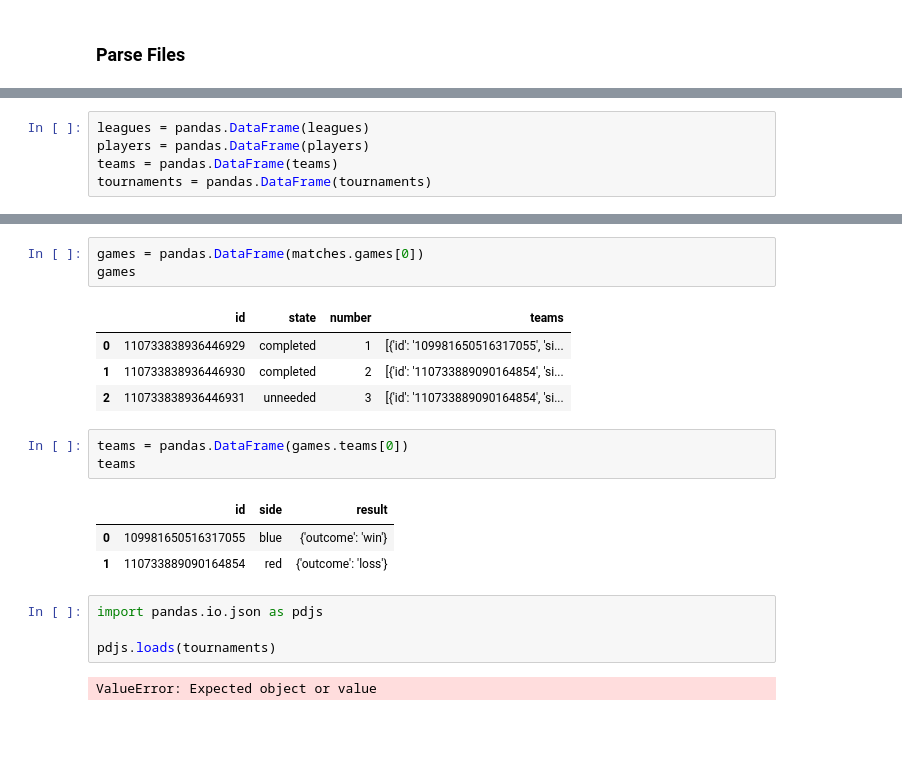
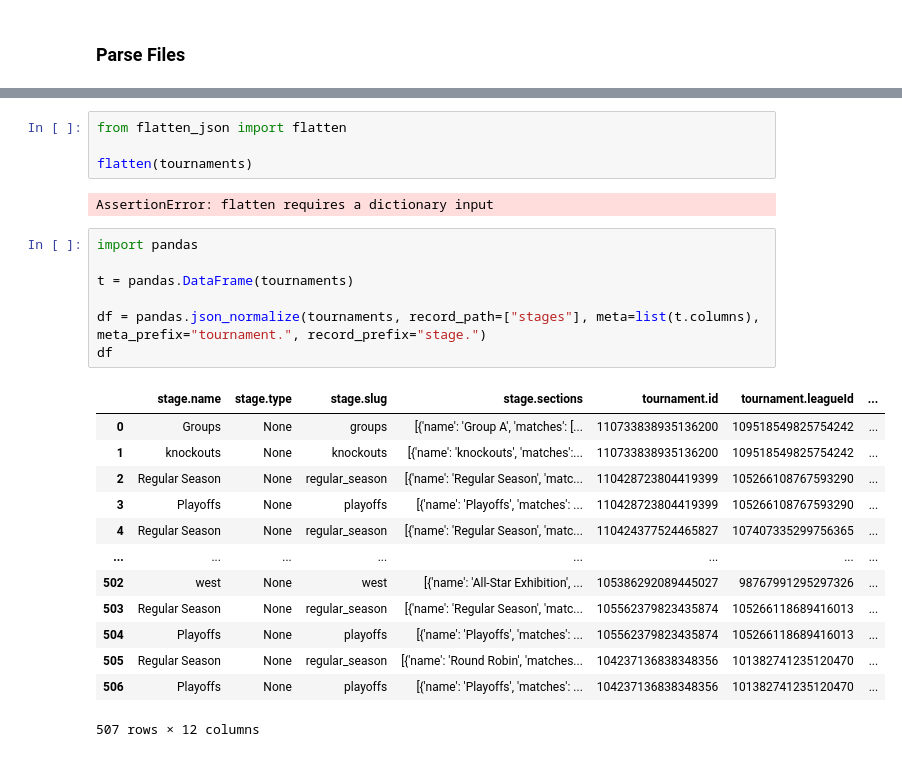
Before and after one commit to projectulterior/global-power-rankings, a Jupyter notebook: data_exploration.ipynb, the cells around one changed output, grey strips where cells are left out. Cells and saved outputs as stored; diff of their text form; blank space fills up the shorter version.

```diff
--- a/data_exploration.ipynb
+++ b/data_exploration.ipynb
@@ -32,5 +32,0 @@ pandas.__version__
-# %%
-leagues = pandas.DataFrame(leagues)
-players = pandas.DataFrame(players)
-teams = pandas.DataFrame(teams)
-tournaments = pandas.DataFrame(tournaments)
@@ -147,21 +33,27 @@ matches
-# %%
-games = pandas.DataFrame(matches.games[0])
-games
-# %% [output]
-|  | id | state | number | teams |
-| 0 | 110733838936446929 | completed | 1 | [{'id': '109981650516317055', 'si... |
-| 1 | 110733838936446930 | completed | 2 | [{'id': '110733889090164854', 'si... |
-| 2 | 110733838936446931 | unneeded | 3 | [{'id': '110733889090164854', 'si... |
-# %%
-teams = pandas.DataFrame(games.teams[0])
-teams
-# %% [output]
-|  | id | side | result |
-| 0 | 109981650516317055 | blue | {'outcome': 'win'} |
-| 1 | 110733889090164854 | red | {'outcome': 'loss'} |
-# %%
-import pandas.io.json as pdjs
-
-pdjs.loads(tournaments)
-# %% [output]
-ValueError: Expected object or value
+# %%
+from flatten_json import flatten
+
+flatten(tournaments)
+# %% [output]
+AssertionError: flatten requires a dictionary input
+# %%
+import pandas
+
+t = pandas.DataFrame(tournaments)
+
+df = pandas.json_normalize(tournaments, record_path=["stages"], meta=list(t.columns), meta_prefix="tournament.", record_prefix="stage.")
+df
+# %% [output]
+|  | stage.name | stage.type | stage.slug | stage.sections | tournament.id | tournament.leagueId | ... |
+| 0 | Groups | None | groups | [{'name': 'Group A', 'matches': [... | 110733838935136200 | 109518549825754242 | ... |
+| 1 | knockouts | None | knockouts | [{'name': 'knockouts', 'matches':... | 110733838935136200 | 109518549825754242 | ... |
+| 2 | Regular Season | None | regular_season | [{'name': 'Regular Season', 'matc... | 110428723804419399 | 105266108767593290 | ... |
+| 3 | Playoffs | None | playoffs | [{'name': 'Playoffs', 'matches': ... | 110428723804419399 | 105266108767593290 | ... |
+| 4 | Regular Season | None | regular_season | [{'name': 'Regular Season', 'matc... | 110424377524465827 | 107407335299756365 | ... |
+| ... | ... | ... | ... | ... | ... | ... | ... |
+| 502 | west | None | west | [{'name': 'All-Star Exhibition', ... | 105386292089445027 | 98767991295297326 | ... |
+| 503 | Regular Season | None | regular_season | [{'name': 'Regular Season', 'matc... | 105562379823435874 | 105266118689416013 | ... |
+| 504 | Playoffs | None | playoffs | [{'name': 'Playoffs', 'matches': ... | 105562379823435874 | 105266118689416013 | ... |
+| 505 | Regular Season | None | regular_season | [{'name': 'Round Robin', 'matches... | 104237136838348356 | 101382741235120470 | ... |
+| 506 | Playoffs | None | playoffs | [{'name': 'Playoffs', 'matches': ... | 104237136838348356 | 101382741235120470 | ... |
+507 rows × 12 columns
```
Also changed, not shown: parts of 16 cells of this notebook, 1 other file.
